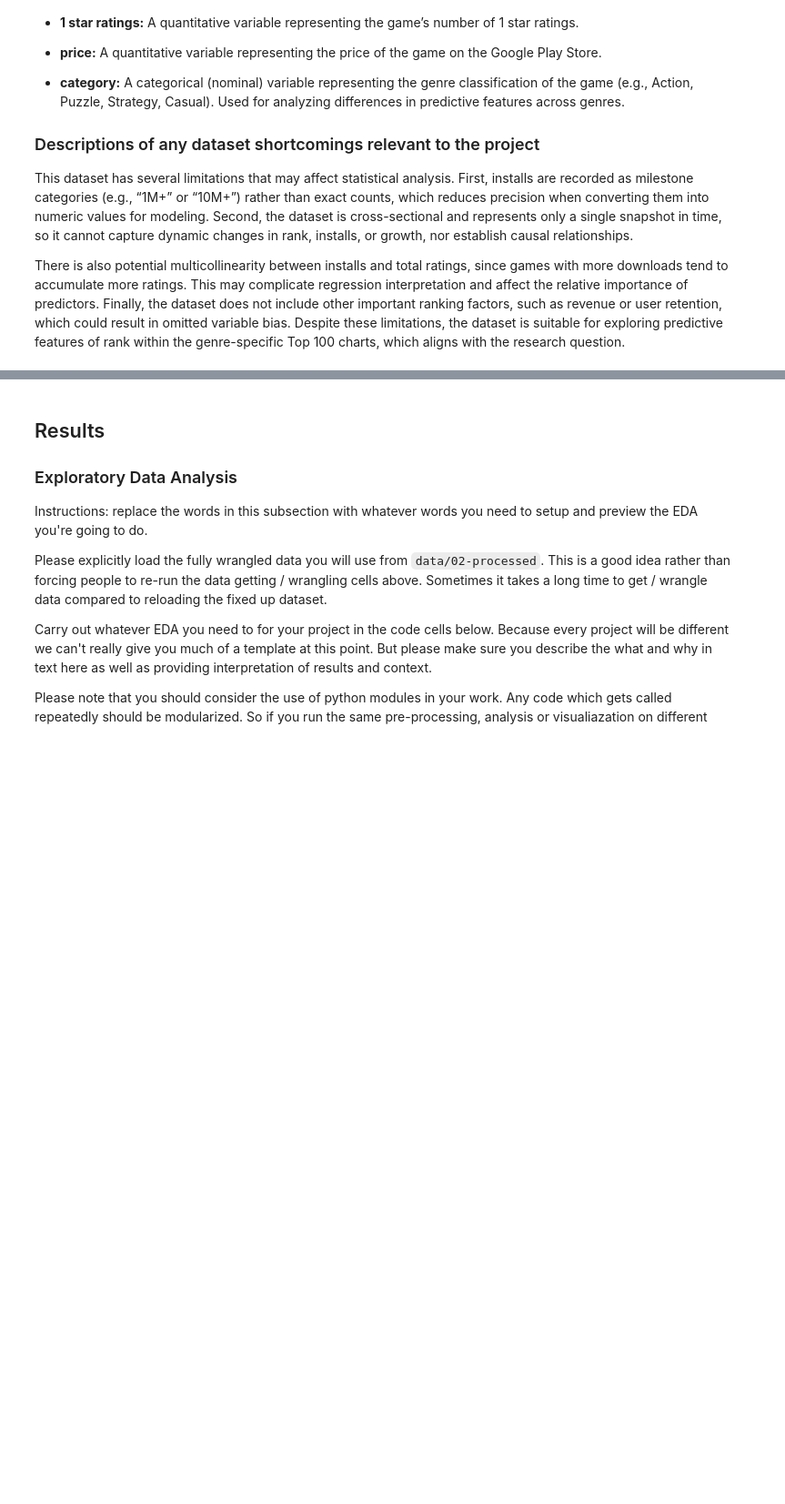
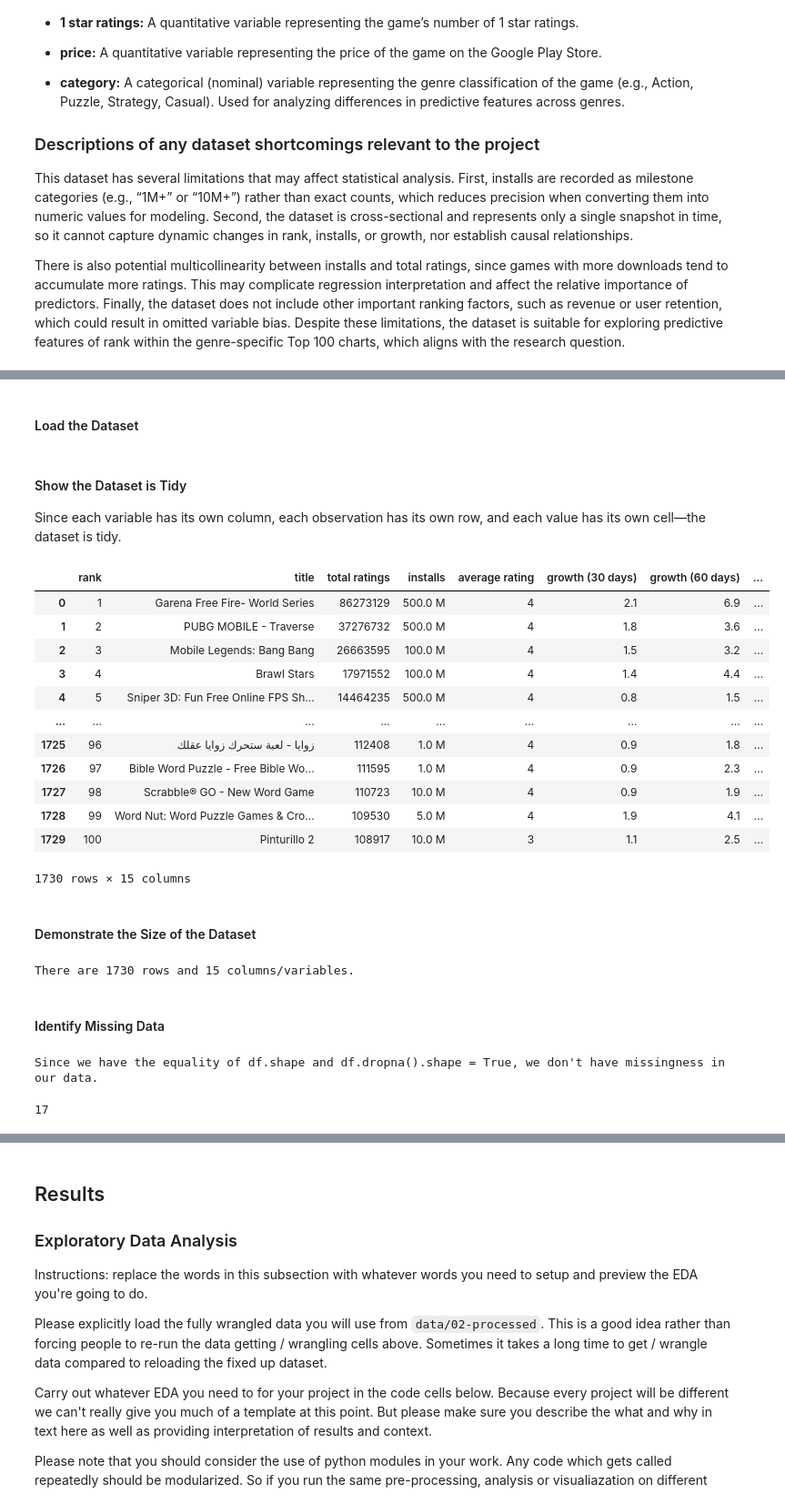
Before and after one commit to COGS108/Group066_WI26, a Jupyter notebook: 02-EDACheckpoint.ipynb, the cells around one changed output, grey strips where cells are left out. Shown at 91% size. Saved outputs shown, nothing was run; the diff lists cells and outputs as text; code cells hidden in the pictures; blank space fills up the shorter version.

```diff
--- a/02-EDACheckpoint.ipynb
+++ b/02-EDACheckpoint.ipynb
@@ -148,0 +173,2 @@ Instructions: REPLACE the contents of this cell and the one below with your work
+# %% [markdown]
+#### Load the Dataset
@@ -148,0 +183,44 @@ Instructions: REPLACE the contents of this cell and the one below with your work
+# %% [markdown]
+#### Show the Dataset is Tidy
+Since each variable has its own column, each observation has its own row, and each value has its own cell—the dataset is tidy.
+# %%
+# Download latest version
+# path = kagglehub.dataset_download("dhruvildave/top-play-store-games")
+
+# print("Path to dataset files:", path)
+
+# Import existing dataset
+df = pd.read_csv("data/00-raw/android-games.csv")
+df = df.iloc[:,1:]
+df
+# %% [output]
+|  | rank | title | total ratings | installs | average rating | growth (30 days) | growth (60 days) | ... |
+| 0 | 1 | Garena Free Fire- World Series | 86273129 | 500.0 M | 4 | 2.1 | 6.9 | ... |
+| 1 | 2 | PUBG MOBILE - Traverse | 37276732 | 500.0 M | 4 | 1.8 | 3.6 | ... |
+| 2 | 3 | Mobile Legends: Bang Bang | 26663595 | 100.0 M | 4 | 1.5 | 3.2 | ... |
+| 3 | 4 | Brawl Stars | 17971552 | 100.0 M | 4 | 1.4 | 4.4 | ... |
+| 4 | 5 | Sniper 3D: Fun Free Online FPS Sh... | 14464235 | 500.0 M | 4 | 0.8 | 1.5 | ... |
+| ... | ... | ... | ... | ... | ... | ... | ... | ... |
+| 1725 | 96 | زوايا - لعبة ستحرك زوايا عقلك | 112408 | 1.0 M | 4 | 0.9 | 1.8 | ... |
+| 1726 | 97 | Bible Word Puzzle - Free Bible Wo... | 111595 | 1.0 M | 4 | 0.9 | 2.3 | ... |
+| 1727 | 98 | Scrabble® GO - New Word Game | 110723 | 10.0 M | 4 | 0.9 | 1.9 | ... |
+| 1728 | 99 | Word Nut: Word Puzzle Games & Cro... | 109530 | 5.0 M | 4 | 1.9 | 4.1 | ... |
+| 1729 | 100 | Pinturillo 2 | 108917 | 10.0 M | 3 | 1.1 | 2.5 | ... |
+1730 rows × 15 columns
+# %% [markdown]
+#### Demonstrate the Size of the Dataset
+# %%
+df_shape = df.shape
+print(f"There are {df_shape[0]} rows and {df_shape[1]} columns/variables.")
+# %% [output]
+There are 1730 rows and 15 columns/variables.
+# %% [markdown]
+#### Identify Missing Data
+# %%
+print(f"Since we have the equality of df.shape and df.dropna().shape = {df.dropna().shape == df.shape}, we don't have missingness in our data.")
+# %% [output]
+Since we have the equality of df.shape and df.dropna().shape = True, we don't have missingness in our data.
+# %%
+df['category'].nunique()
+# %% [output]
+17
```
Also changed, not shown: parts of 23 cells of this notebook.
